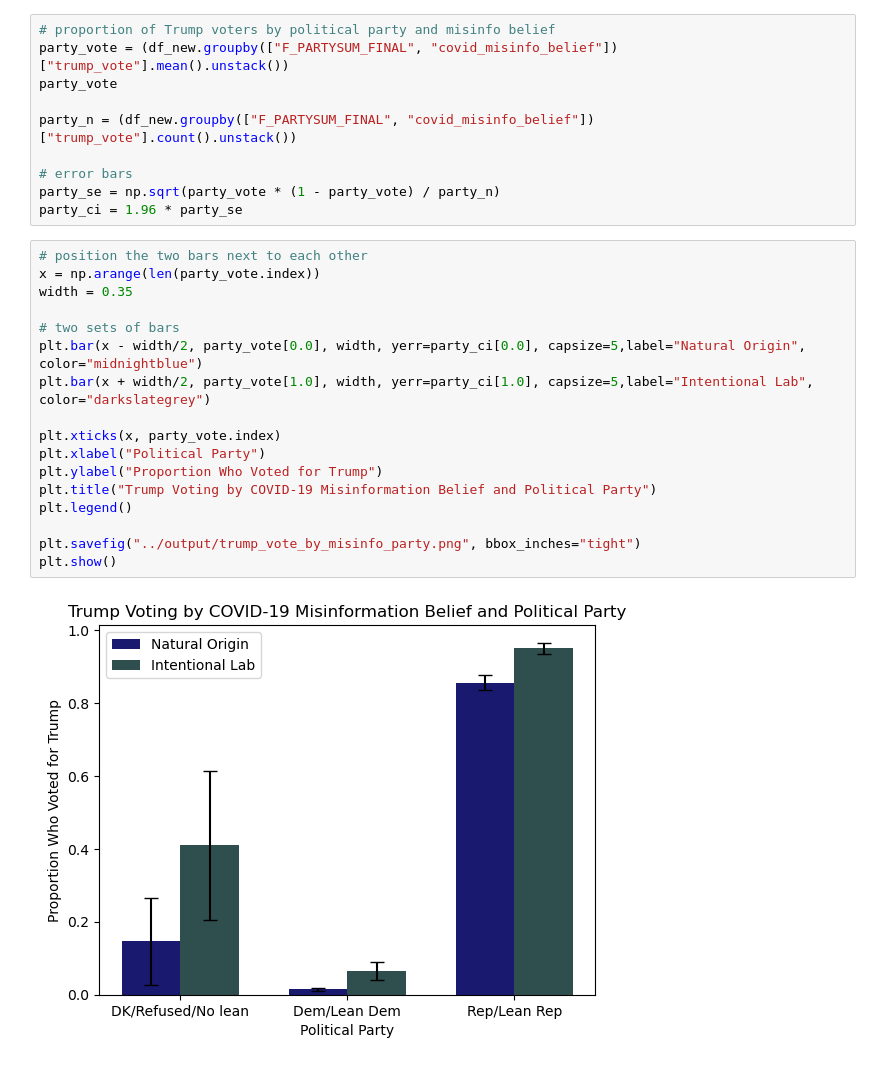
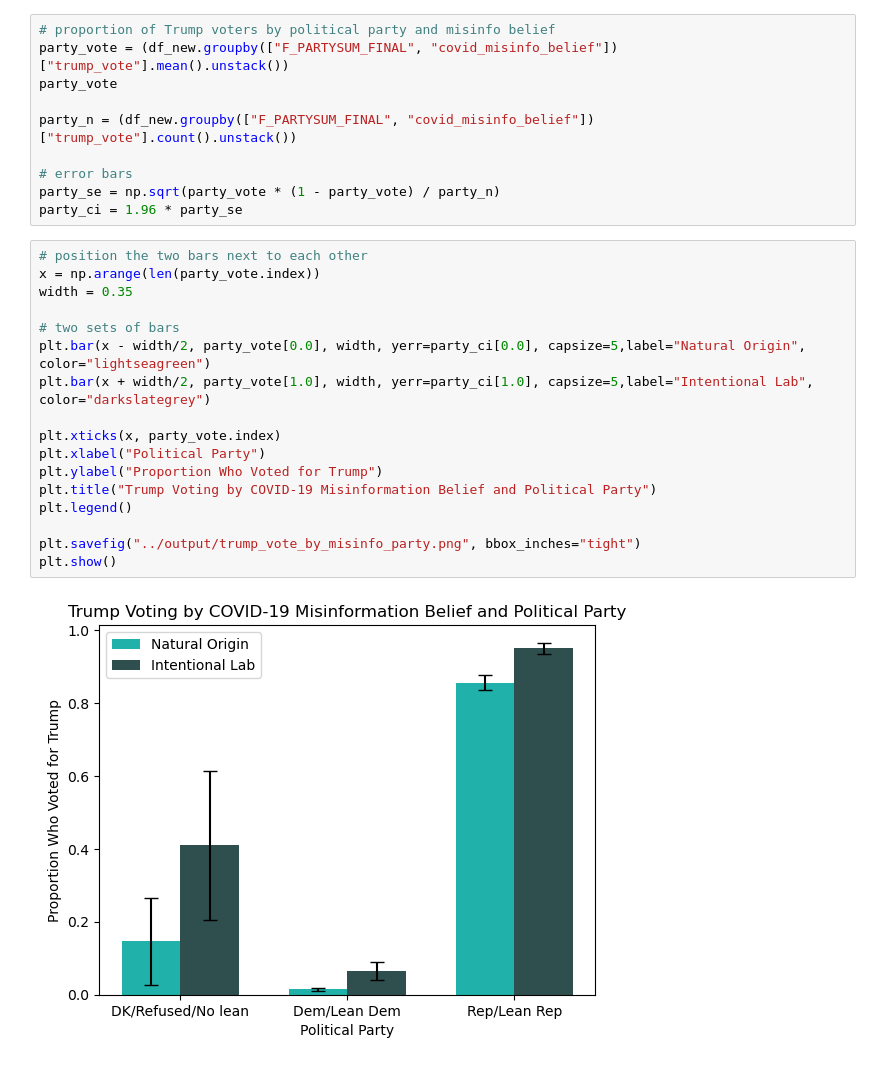
Before and after one commit to ameliabrooks28/QSS20_Project, a Jupyter notebook: code/02_analyze.ipynb, the cells around one changed output. Cells and saved outputs as stored; diff of their text form.

```diff
--- a/code/02_analyze.ipynb
+++ b/code/02_analyze.ipynb
@@ -106,19 +106,19 @@ party_ci = 1.96 * party_se
 # %%
 # position the two bars next to each other
 x = np.arange(len(party_vote.index))
 width = 0.35
 
 # two sets of bars
-plt.bar(x - width/2, party_vote[0.0], width, yerr=party_ci[0.0], capsize=5,label="Natural Origin", color="midnightblue")
+plt.bar(x - width/2, party_vote[0.0], width, yerr=party_ci[0.0], capsize=5,label="Natural Origin", color="lightseagreen")
 plt.bar(x + width/2, party_vote[1.0], width, yerr=party_ci[1.0], capsize=5,label="Intentional Lab", color="darkslategrey")
 
 plt.xticks(x, party_vote.index)
 plt.xlabel("Political Party")
 plt.ylabel("Proportion Who Voted for Trump")
 plt.title("Trump Voting by COVID-19 Misinformation Belief and Political Party")
 plt.legend()
 
 plt.savefig("../output/trump_vote_by_misinfo_party.png", bbox_inches="tight")
 plt.show()
 # %% [output]
-[figure, old version]
+[figure, new version]
```
Also changed, not shown: parts of 1 cell of this notebook, 3 other files.
